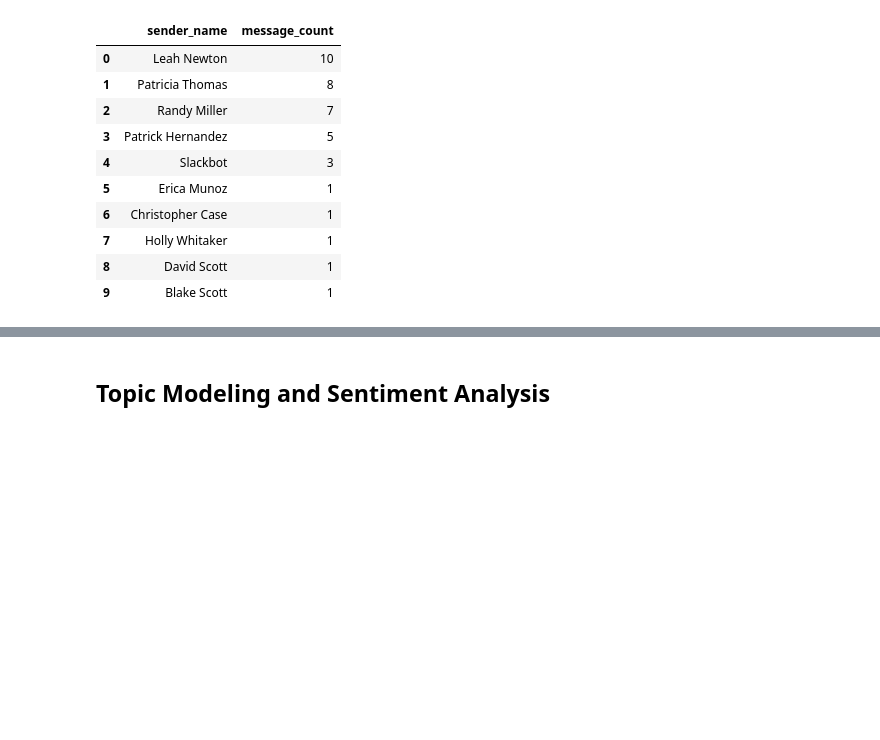
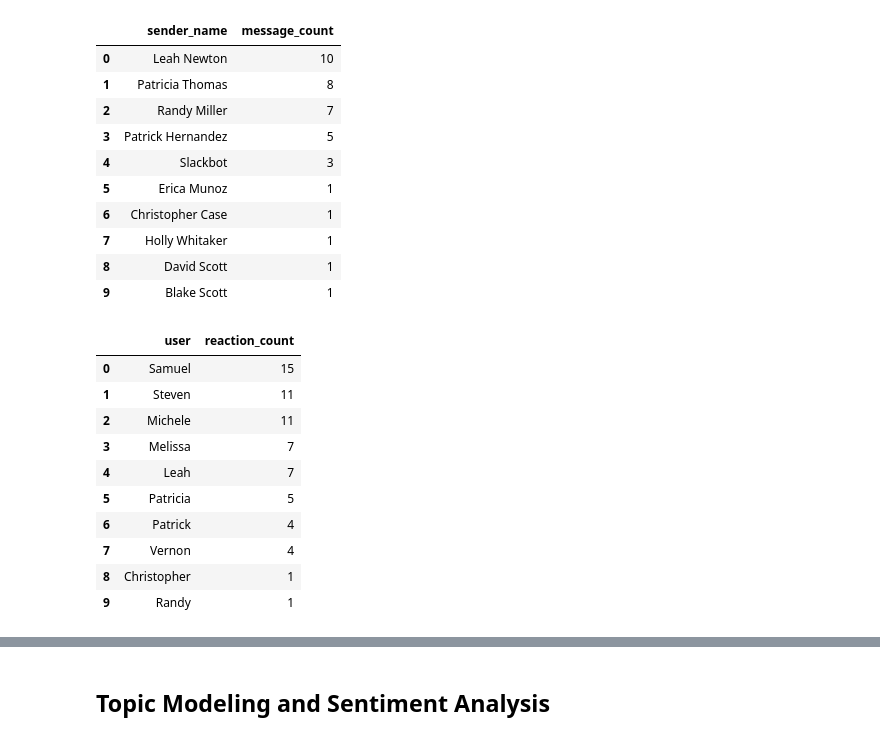
Before and after one commit to MubarekHussen/network_analysis, a Jupyter notebook: notebooks/parse_slack_data.ipynb, the cells around one changed output, grey strips where cells are left out. Cells and saved outputs as stored; diff of their text form; code cells hidden in the pictures; blank space fills up the shorter version.

```diff
--- a/notebooks/parse_slack_data.ipynb
+++ b/notebooks/parse_slack_data.ipynb
@@ -215,0 +214,45 @@ reaction_df = pd.concat(all_reactions, ignore_index=True)
+# %%
+# Who are the bottom 10 users by Reaction count?
+
+# Function to generate user mapping
+def generate_user_mapping(loader):
+    users_map = loader.get_user_map()[0]
+    user_names_list = pd.DataFrame({
+        'user_id': list(users_map.keys()),
+        'user_name': list(users_map.values())
+    })
+    return user_names_list
+
+# Function to get bottom users by reaction count with names
+def get_bottom_users_by_reaction(reaction_df, loader, N=10):
+    user_reaction_counts = reaction_df['user_id'].value_counts()
+    bottom_N_users = user_reaction_counts.tail(N)
+
+    # Generate user mapping
+    user_names_list = generate_user_mapping(loader)
+
+    bottom_users_with_names = pd.DataFrame({
+        'user': bottom_N_users.index,
+        'reaction_count': bottom_N_users.values
+    })
+
+    # Merge with user mapping to get usernames
+    bottom_users_with_names = bottom_users_with_names.merge(user_names_list, left_on='user', right_on='user_id', how='left')
+    bottom_users_with_names = bottom_users_with_names[['user_name', 'reaction_count']].rename(columns={'user_name': 'user'})
+
+    return bottom_users_with_names
+
+bottom_10_users_with_names = get_bottom_users_by_reaction(reaction_df, loader)
+pd.DataFrame(bottom_10_users_with_names)
+# %% [output]
+|  | user | reaction_count |
+| 0 | Samuel | 15 |
+| 1 | Steven | 11 |
+| 2 | Michele | 11 |
+| 3 | Melissa | 7 |
+| 4 | Leah | 7 |
+| 5 | Patricia | 5 |
+| 6 | Patrick | 4 |
+| 7 | Vernon | 4 |
+| 8 | Christopher | 1 |
+| 9 | Randy | 1 |
```
Also changed, not shown: parts of 9 cells of this notebook.
